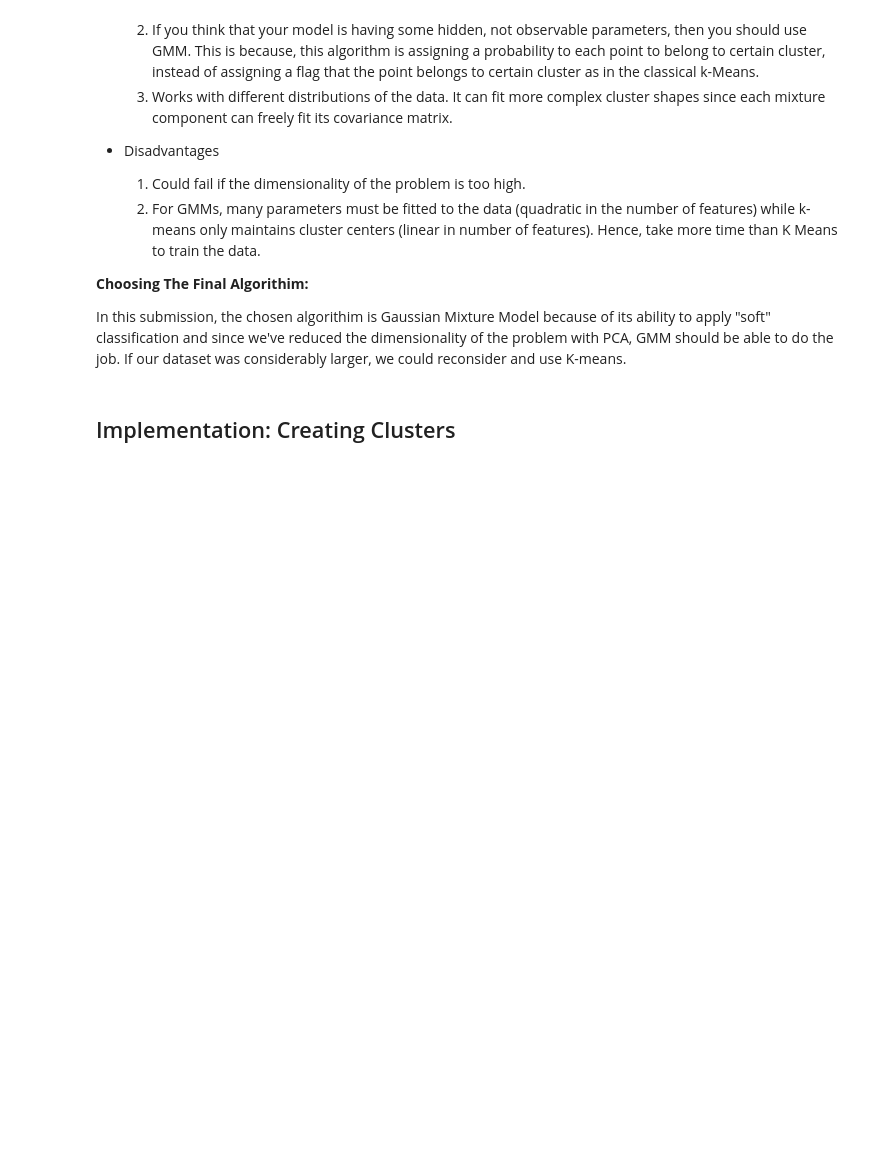
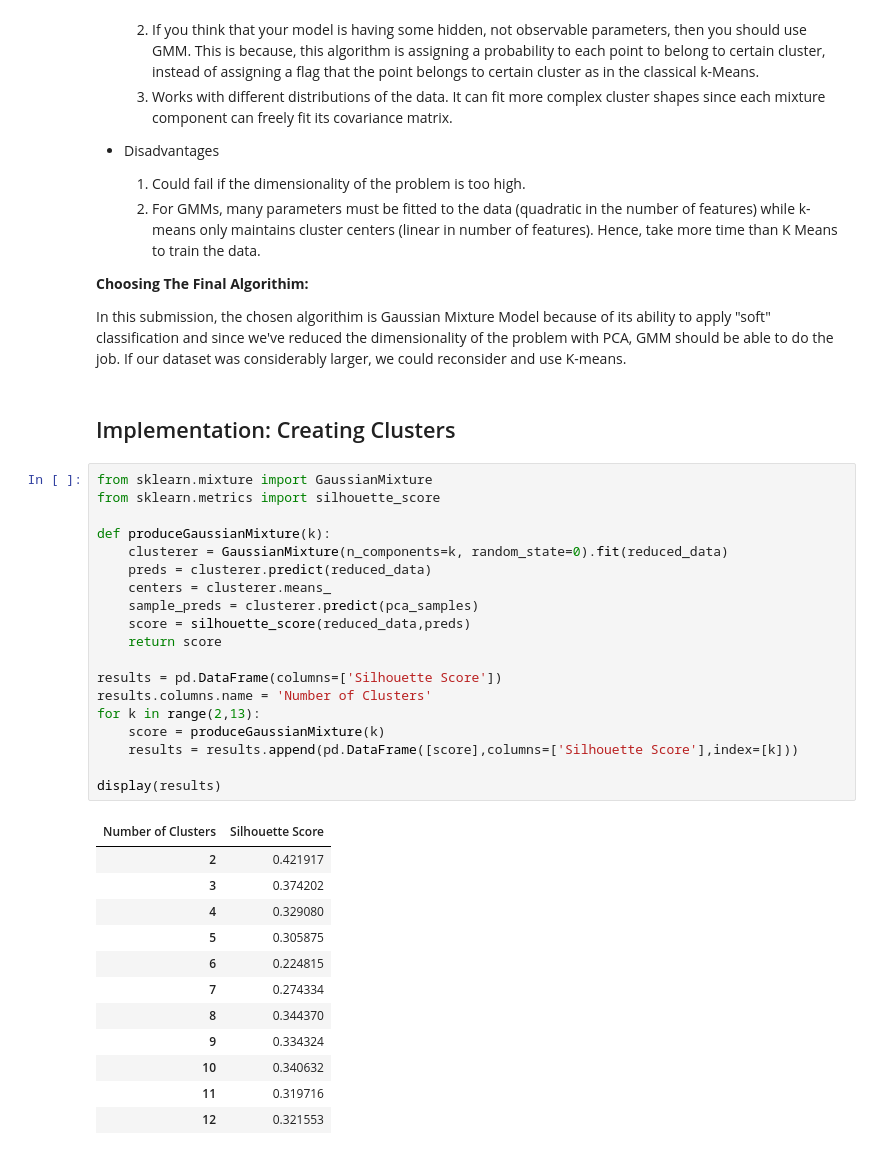
Before and after one commit to geekquad/Customer-Segments, a Jupyter notebook: Segments.ipynb, the cells around one changed output. Saved outputs shown, nothing was run; the diff lists cells and outputs as text; blank space fills up the shorter version.

Commit message:
Clustering

```diff
--- a/Segments.ipynb
+++ b/Segments.ipynb
@@ -429,3 +429,35 @@ Once we have the original feature projections (in red), it is easier to interpre
 In this submission, the chosen algorithim is Gaussian Mixture Model because of its ability to apply "soft" classification and since we've reduced the dimensionality of the problem with PCA, GMM should be able to do the job. If our dataset was considerably larger, we could reconsider and use K-means.
 # %% [markdown]
 ## Implementation: Creating Clusters
+# %%
+from sklearn.mixture import GaussianMixture
+from sklearn.metrics import silhouette_score
+
+def produceGaussianMixture(k):
+    clusterer = GaussianMixture(n_components=k, random_state=0).fit(reduced_data)
+    preds = clusterer.predict(reduced_data)
+    centers = clusterer.means_
+    sample_preds = clusterer.predict(pca_samples)
+    score = silhouette_score(reduced_data,preds)
+    return score
+
+results = pd.DataFrame(columns=['Silhouette Score'])
+results.columns.name = 'Number of Clusters'
+for k in range(2,13):
+    score = produceGaussianMixture(k)
+    results = results.append(pd.DataFrame([score],columns=['Silhouette Score'],index=[k]))
+
+display(results)
+# %% [output]
+| Number of Clusters | Silhouette Score |
+| 2 | 0.421917 |
+| 3 | 0.374202 |
+| 4 | 0.329080 |
+| 5 | 0.305875 |
+| 6 | 0.224815 |
+| 7 | 0.274334 |
+| 8 | 0.344370 |
+| 9 | 0.334324 |
+| 10 | 0.340632 |
+| 11 | 0.319716 |
+| 12 | 0.321553 |
```
